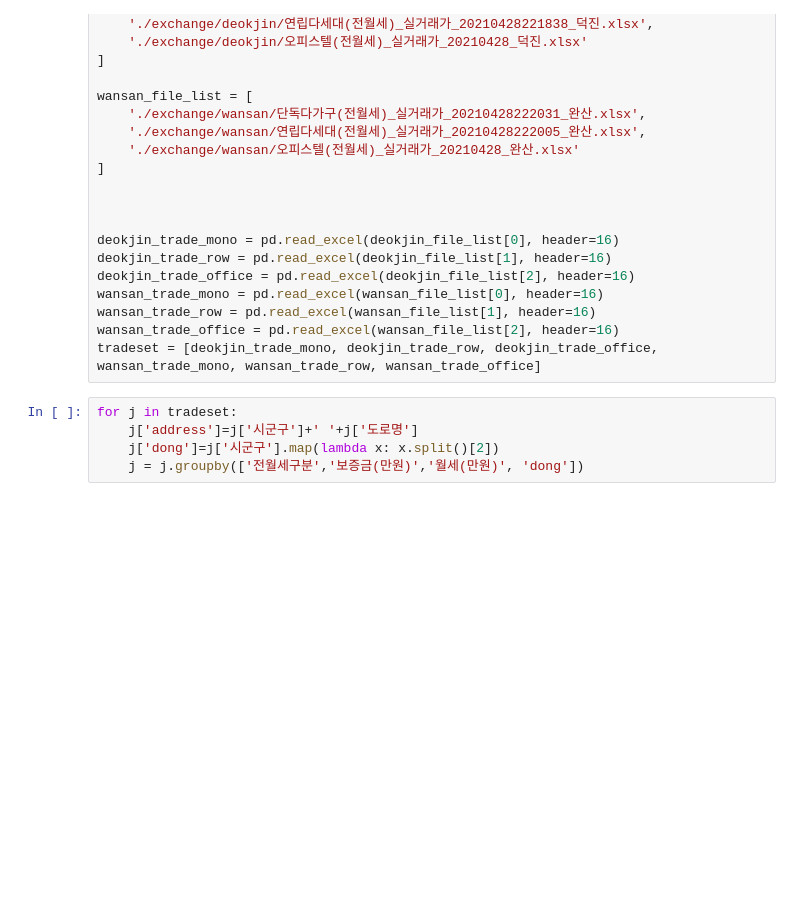
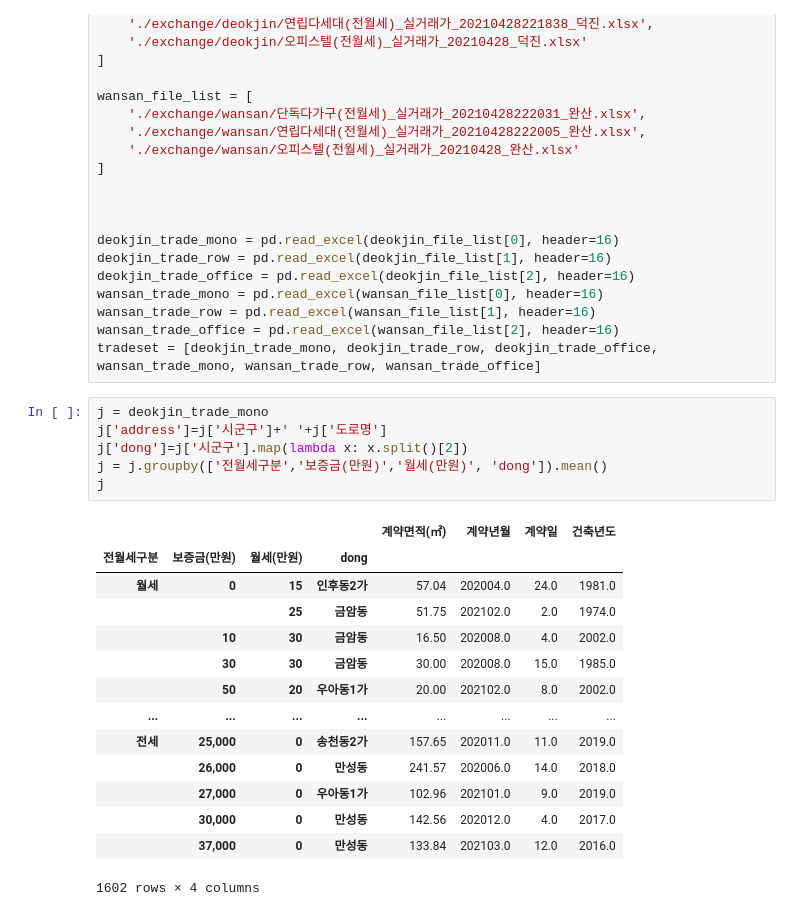
Before and after one commit to good5229/jeonju-contest, a Jupyter notebook: Analysis.ipynb, the cells around one changed output. Saved outputs shown, nothing was run; the diff lists cells and outputs as text; blank space fills up the shorter version.

```diff
--- a/Analysis.ipynb
+++ b/Analysis.ipynb
@@ -653,8 +679,24 @@ wansan_trade_row = pd.read_excel(wansan_file_list[1], header=16)
 wansan_trade_office = pd.read_excel(wansan_file_list[2], header=16)
 tradeset = [deokjin_trade_mono, deokjin_trade_row, deokjin_trade_office, wansan_trade_mono, wansan_trade_row, wansan_trade_office]
 # %%
-for j in tradeset:
-    j['address']=j['시군구']+' '+j['도로명']
-    j['dong']=j['시군구'].map(lambda x: x.split()[2])
-    j = j.groupby(['전월세구분','보증금(만원)','월세(만원)', 'dong'])
+j = deokjin_trade_mono
+j['address']=j['시군구']+' '+j['도로명']
+j['dong']=j['시군구'].map(lambda x: x.split()[2])
+j = j.groupby(['전월세구분','보증금(만원)','월세(만원)', 'dong']).mean()
+j
+# %% [output]
+|  |  |  |  | 계약면적(㎡) | 계약년월 | 계약일 | 건축년도 |
+| 전월세구분 | 보증금(만원) | 월세(만원) | dong |  |  |  |  |
+| 월세 | 0 | 15 | 인후동2가 | 57.04 | 202004.0 | 24.0 | 1981.0 |
+|  |  | 25 | 금암동 | 51.75 | 202102.0 | 2.0 | 1974.0 |
+|  | 10 | 30 | 금암동 | 16.50 | 202008.0 | 4.0 | 2002.0 |
+|  | 30 | 30 | 금암동 | 30.00 | 202008.0 | 15.0 | 1985.0 |
+|  | 50 | 20 | 우아동1가 | 20.00 | 202102.0 | 8.0 | 2002.0 |
+| ... | ... | ... | ... | ... | ... | ... | ... |
+| 전세 | 25,000 | 0 | 송천동2가 | 157.65 | 202011.0 | 11.0 | 2019.0 |
+|  | 26,000 | 0 | 만성동 | 241.57 | 202006.0 | 14.0 | 2018.0 |
+|  | 27,000 | 0 | 우아동1가 | 102.96 | 202101.0 | 9.0 | 2019.0 |
+|  | 30,000 | 0 | 만성동 | 142.56 | 202012.0 | 4.0 | 2017.0 |
+|  | 37,000 | 0 | 만성동 | 133.84 | 202103.0 | 12.0 | 2016.0 |
+1602 rows × 4 columns
 # %%
```
Also changed, not shown: parts of 11 cells of this notebook, 6 other files.
